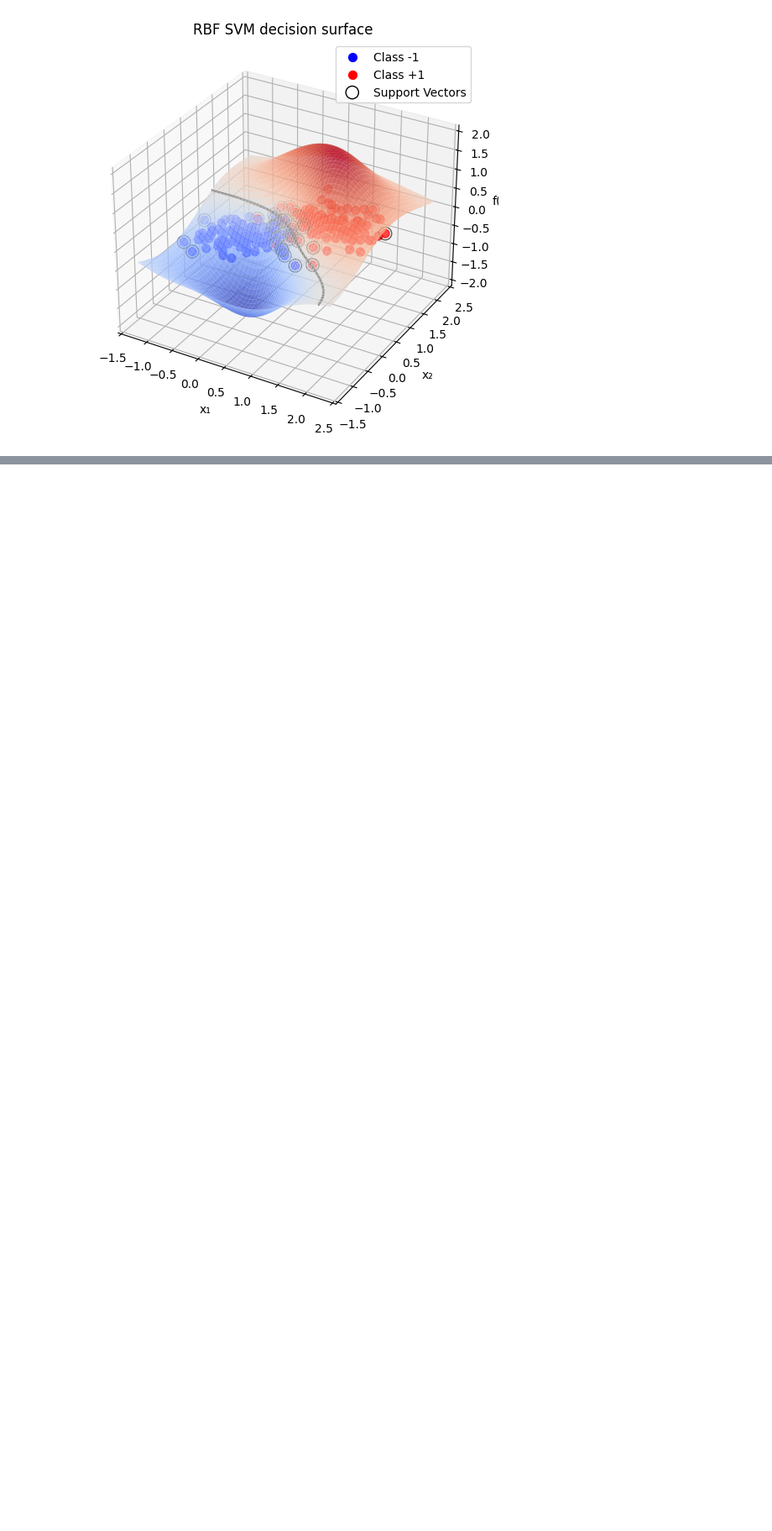
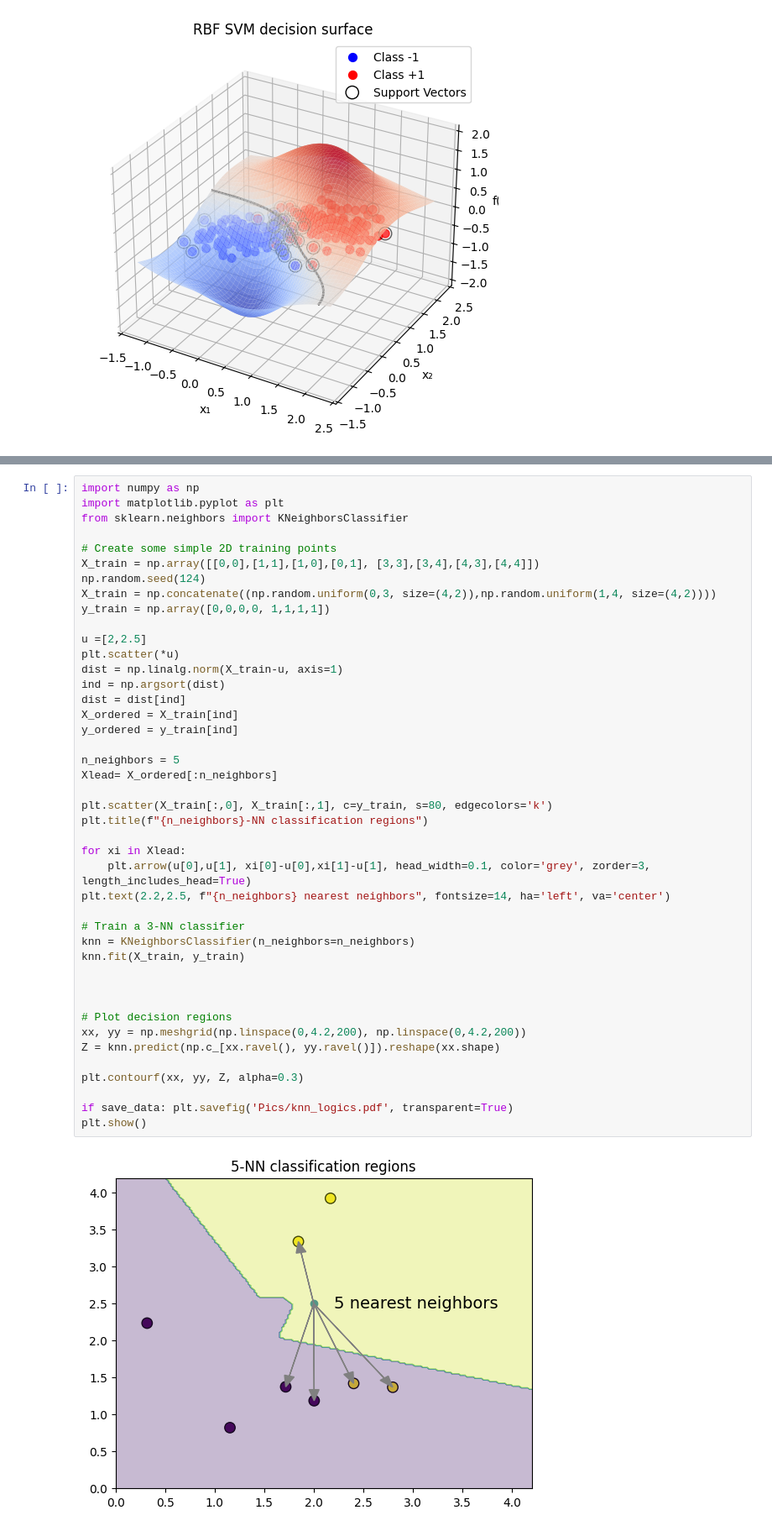
Before and after one commit to ajakovac/ML-in-Practice-I, a Jupyter notebook: DT and bagging.ipynb, the cells around one changed output, grey strips where cells are left out. Shown at 84% size. Drawn from its saved outputs; the diff is of its cells as text; blank space fills up the shorter version.

```diff
--- a/DT and bagging.ipynb
+++ b/DT and bagging.ipynb
@@ -572,0 +604,45 @@ plt.show()
+# %%
+import numpy as np
+import matplotlib.pyplot as plt
+from sklearn.neighbors import KNeighborsClassifier
+
+# Create some simple 2D training points
+X_train = np.array([[0,0],[1,1],[1,0],[0,1], [3,3],[3,4],[4,3],[4,4]])
+np.random.seed(124)
+X_train = np.concatenate((np.random.uniform(0,3, size=(4,2)),np.random.uniform(1,4, size=(4,2))))
+y_train = np.array([0,0,0,0, 1,1,1,1])
+
+u =[2,2.5]
+plt.scatter(*u)
+dist = np.linalg.norm(X_train-u, axis=1)
+ind = np.argsort(dist)
+dist = dist[ind]
+X_ordered = X_train[ind]
+y_ordered = y_train[ind]
+
+n_neighbors = 5
+Xlead= X_ordered[:n_neighbors]
+
+plt.scatter(X_train[:,0], X_train[:,1], c=y_train, s=80, edgecolors='k')
+plt.title(f"{n_neighbors}-NN classification regions")
+
+for xi in Xlead:
+    plt.arrow(u[0],u[1], xi[0]-u[0],xi[1]-u[1], head_width=0.1, color='grey', zorder=3, length_includes_head=True)
+plt.text(2.2,2.5, f"{n_neighbors} nearest neighbors", fontsize=14, ha='left', va='center')
+
+# Train a 3-NN classifier
+knn = KNeighborsClassifier(n_neighbors=n_neighbors)
+knn.fit(X_train, y_train)
+
+
+
+# Plot decision regions
+xx, yy = np.meshgrid(np.linspace(0,4.2,200), np.linspace(0,4.2,200))
+Z = knn.predict(np.c_[xx.ravel(), yy.ravel()]).reshape(xx.shape)
+
+plt.contourf(xx, yy, Z, alpha=0.3)
+
+if save_data: plt.savefig('Pics/knn_logics.pdf', transparent=True)
+plt.show()
+# %% [output]
+[figure, added]
```
Also changed, not shown: parts of 4 cells of this notebook, 4 other files.
